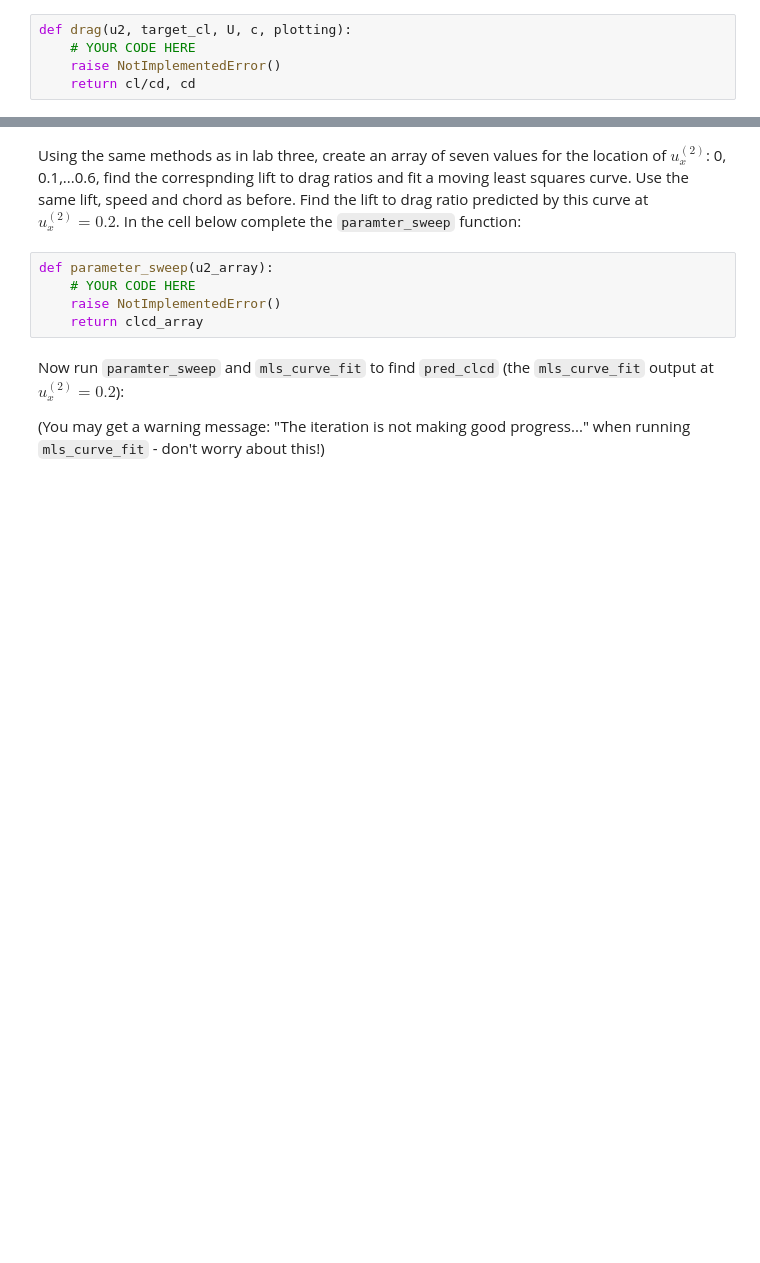
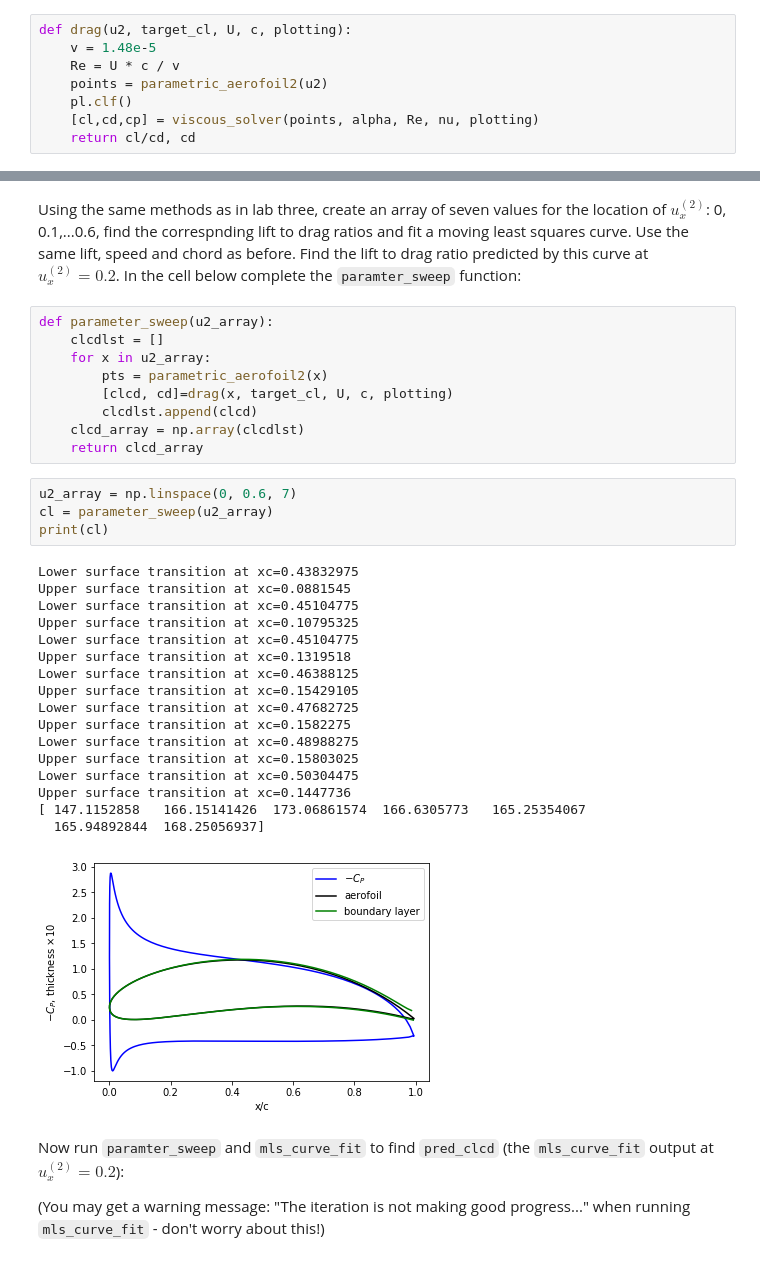
Before and after one commit to Onaroc/PythonLabs, a Jupyter notebook: Semester 2/optfoil.ipynb, the cells around one changed output, grey strips where cells are left out. Saved outputs shown, nothing was run; the diff lists cells and outputs as text; blank space fills up the shorter version.

```diff
--- a/Semester 2/optfoil.ipynb
+++ b/Semester 2/optfoil.ipynb
@@ -72,11 +122,14 @@ print(cl, cd)
 # %% [markdown]
 ## Task 3: Invesitgate the effect of control point loaciton on aerofoil drag
 Write a function that returns the lift to drag ratio and drag of an aerofoil for a given $u^{(2)}_x$ location, target lift coefficent, speed, and aerofoil chord length. The function returns the lift to drag ratio to mitigate any errors in the <code>find_alpha</code> function output. Use a kinematic viscosity of $\nu=1.48\times10^{−5}$ m$^2$/s.
-# %%
-def drag(u2, target_cl, U, c, plotting):
-    # YOUR CODE HERE
-    raise NotImplementedError()
-    return cl/cd, cd
+# %%
+def drag(u2, target_cl, U, c, plotting):
+    v = 1.48e-5
+    Re = U * c / v
+    points = parametric_aerofoil2(u2)
+    pl.clf()
+    [cl,cd,cp] = viscous_solver(points, alpha, Re, nu, plotting)
+    return cl/cd, cd
 # %% [markdown]
 Try out your code:
 # %%
@@ -94,10 +156,36 @@ pl.clf()
 # %% [markdown]
 Using the same methods as in lab three, create an array of seven values for the location of $u^{(2)}_x$: 0, 0.1,...0.6, find the correspnding lift to drag ratios and fit a moving least squares curve. Use the same lift, speed and chord as before. Find the lift to drag ratio predicted by this curve at $u^{(2)}_x=0.2$. In the cell below complete the <code>paramter_sweep</code> function:
-# %%
-def parameter_sweep(u2_array):
-    # YOUR CODE HERE
-    raise NotImplementedError()
-    return clcd_array
+# %%
+def parameter_sweep(u2_array):
+    clcdlst = []
+    for x in u2_array:
+        pts = parametric_aerofoil2(x)
+        [clcd, cd]=drag(x, target_cl, U, c, plotting)
+        clcdlst.append(clcd)
+    clcd_array = np.array(clcdlst)
+    return clcd_array
+# %%
+u2_array = np.linspace(0, 0.6, 7)
+cl = parameter_sweep(u2_array)
+print(cl)
+# %% [output]
+Lower surface transition at xc=0.43832975
+Upper surface transition at xc=0.0881545
+Lower surface transition at xc=0.45104775
+Upper surface transition at xc=0.10795325
+Lower surface transition at xc=0.45104775
+Upper surface transition at xc=0.1319518
+Lower surface transition at xc=0.46388125
+Upper surface transition at xc=0.15429105
+Lower surface transition at xc=0.47682725
+Upper surface transition at xc=0.1582275
+Lower surface transition at xc=0.48988275
+Upper surface transition at xc=0.15803025
+Lower surface transition at xc=0.50304475
+Upper surface transition at xc=0.1447736
+[ 147.1152858   166.15141426  173.06861574  166.6305773   165.25354067
+  165.94892844  168.25056937]
+[figure, added]
 # %% [markdown]
 Now run <code>paramter_sweep</code> and <code>mls_curve_fit</code> to find <code>pred_clcd</code> (the <code>mls_curve_fit</code> output at $u^{(2)}_x=0.2$):
 
```
Also changed, not shown: parts of 15 cells of this notebook, 3 other files.
